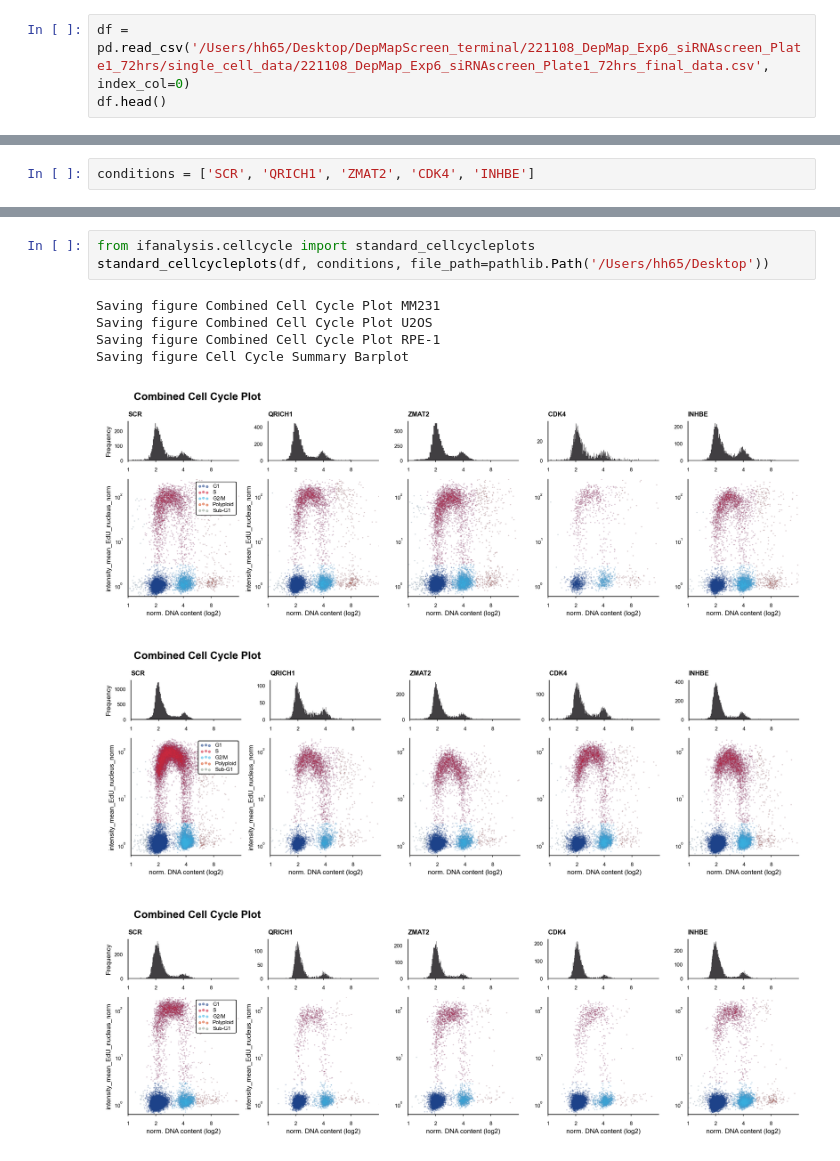
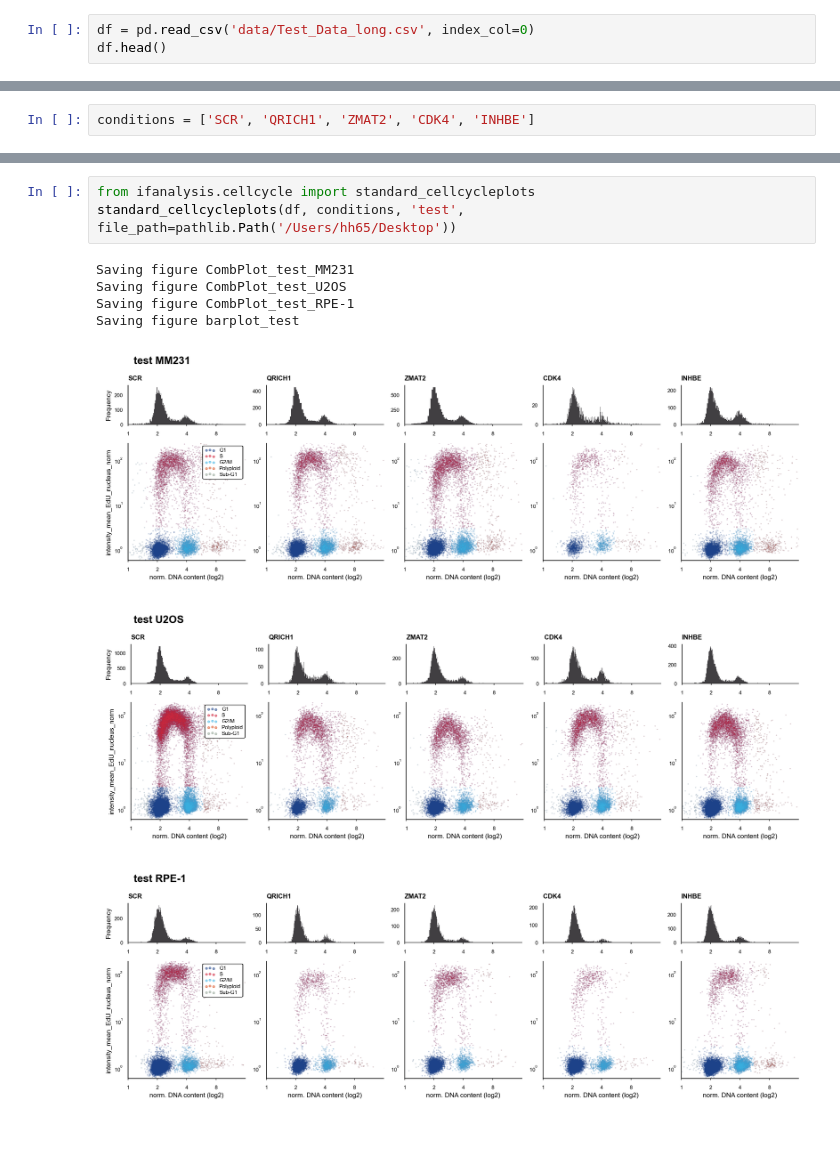
Before and after one commit to HocheggerLab/IFanalysis, a Jupyter notebook: example_analysis.ipynb, the cells around one changed output, grey strips where cells are left out. Drawn from its saved outputs; the diff is of its cells as text.

```diff
--- a/example_analysis.ipynb
+++ b/example_analysis.ipynb
@@ -4,6 +4,6 @@ from ifanalysis import counts
 import pathlib
 %matplotlib inline
 # %%
-df = pd.read_csv('/Users/hh65/Desktop/DepMapScreen_terminal/221108_DepMap_Exp6_siRNAscreen_Plate1_72hrs/single_cell_data/221108_DepMap_Exp6_siRNAscreen_Plate1_72hrs_final_data.csv', index_col=0)
+df = pd.read_csv('data/Test_Data_long.csv', index_col=0)
 df.head()
 # %% [output]
@@ -39,11 +24,11 @@ Saving figure Cell Count Analysis
 # %%
 from ifanalysis.cellcycle import standard_cellcycleplots
-standard_cellcycleplots(df, conditions, file_path=pathlib.Path('/Users/hh65/Desktop'))
+standard_cellcycleplots(df, conditions, 'test', file_path=pathlib.Path('/Users/hh65/Desktop'))
 # %% [output]
-Saving figure Combined Cell Cycle Plot MM231
-Saving figure Combined Cell Cycle Plot U2OS
-Saving figure Combined Cell Cycle Plot RPE-1
-Saving figure Cell Cycle Summary Barplot
+Saving figure CombPlot_test_MM231
+Saving figure CombPlot_test_U2OS
+Saving figure CombPlot_test_RPE-1
+Saving figure barplot_test
-[figure, old version]
+[figure, new version]
-[figure, old version]
+[figure, new version]
-[figure, old version]
+[figure, new version]
```
Also changed, not shown: parts of 9 cells of this notebook, 5 other files.
